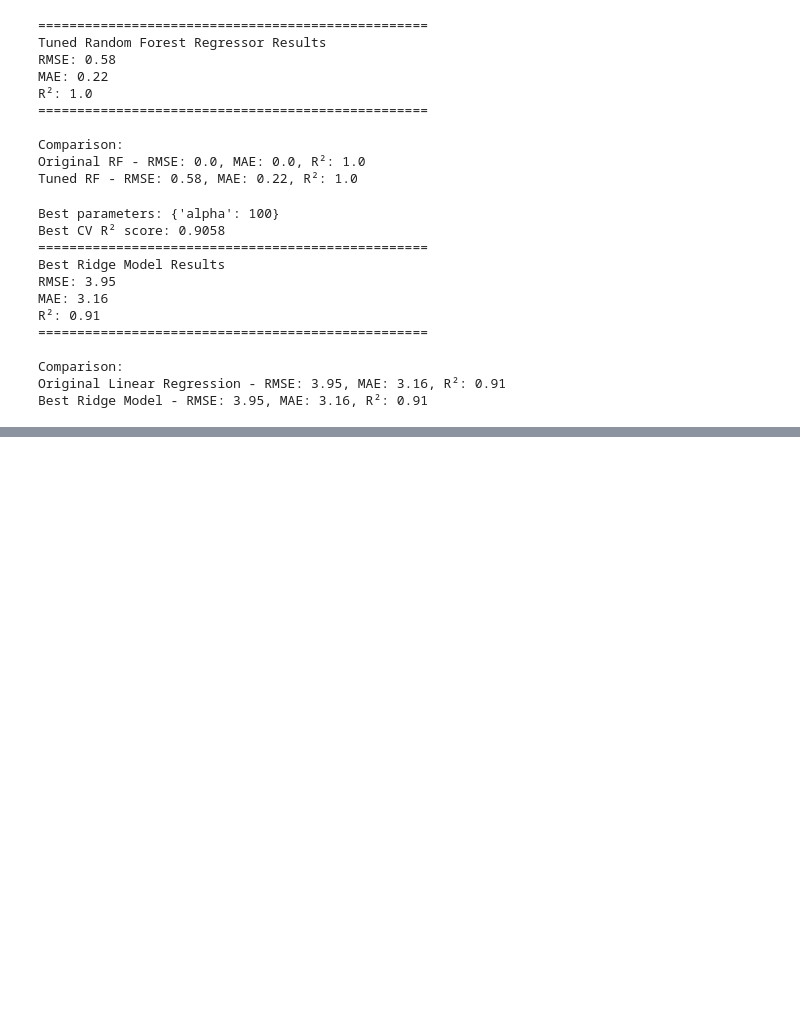
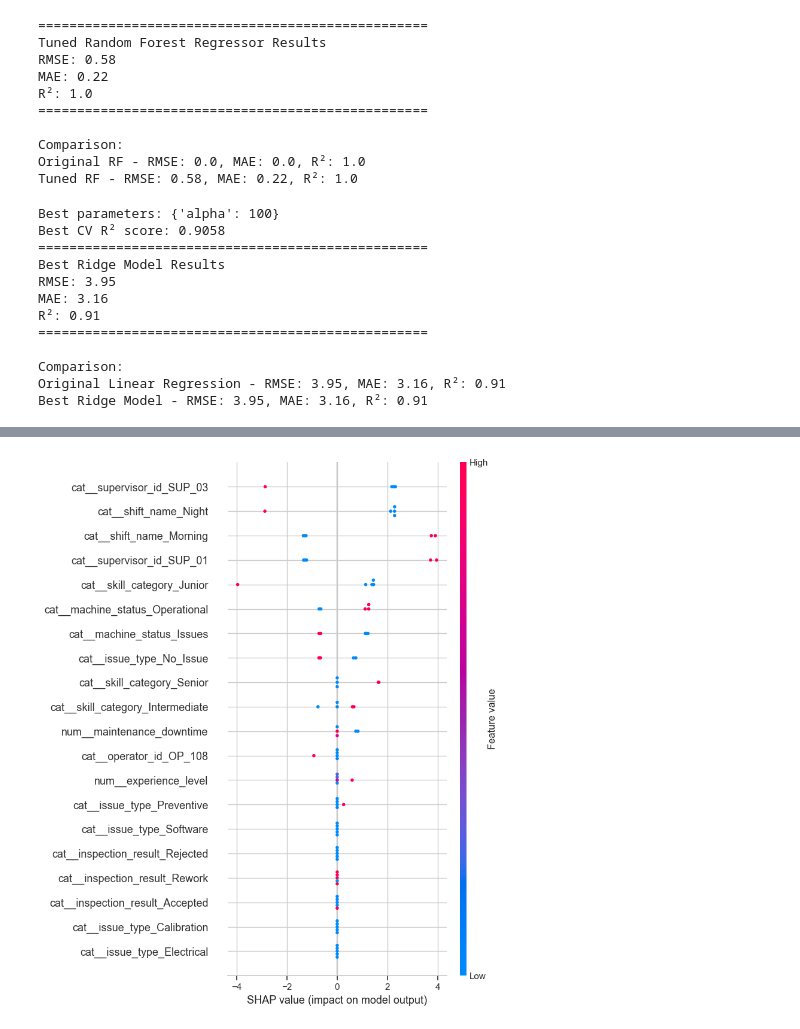
Before and after one commit to mrDanbatta/Shift_performace_project, a Jupyter notebook: shift_performance_notebook.ipynb, the cells around one changed output, grey strips where cells are left out. Saved outputs shown, nothing was run; the diff lists cells and outputs as text; code cells hidden in the pictures; blank space fills up the shorter version.

```diff
--- a/shift_performance_notebook.ipynb
+++ b/shift_performance_notebook.ipynb
@@ -938,0 +983,20 @@ Best Ridge Model - RMSE: 3.95, MAE: 3.16, R²: 0.91
+# %%
+best_model = best_ridge_model
+# %%
+# create a wrapper function for the model prediction
+def pipeline_predict(X):
+    # X is expected to be a numpy array for SHAP
+    return best_model.predict(X)
+
+# use smaller background dataset
+X_background = shap.sample(X_train, 100)
+X_test_sample_small = X_test[:5]
+
+# Use KernelExplainer with the wrapper function
+explainer = shap.KernelExplainer(pipeline_predict, X_background)
+shap_values = explainer.shap_values(X_test_sample_small)
+
+# Plot results
+shap.summary_plot(shap_values, X_test_sample_small)
+# %% [output]
+[figure, added]
```
Also changed, not shown: parts of 8 cells of this notebook, 1 other file.
